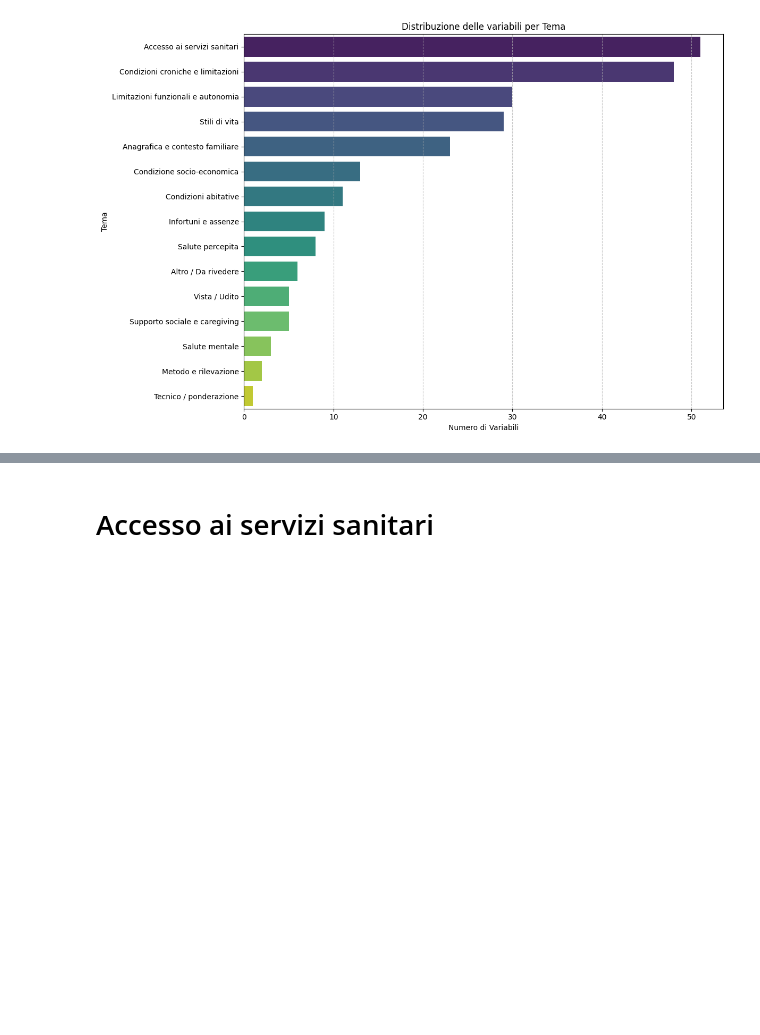
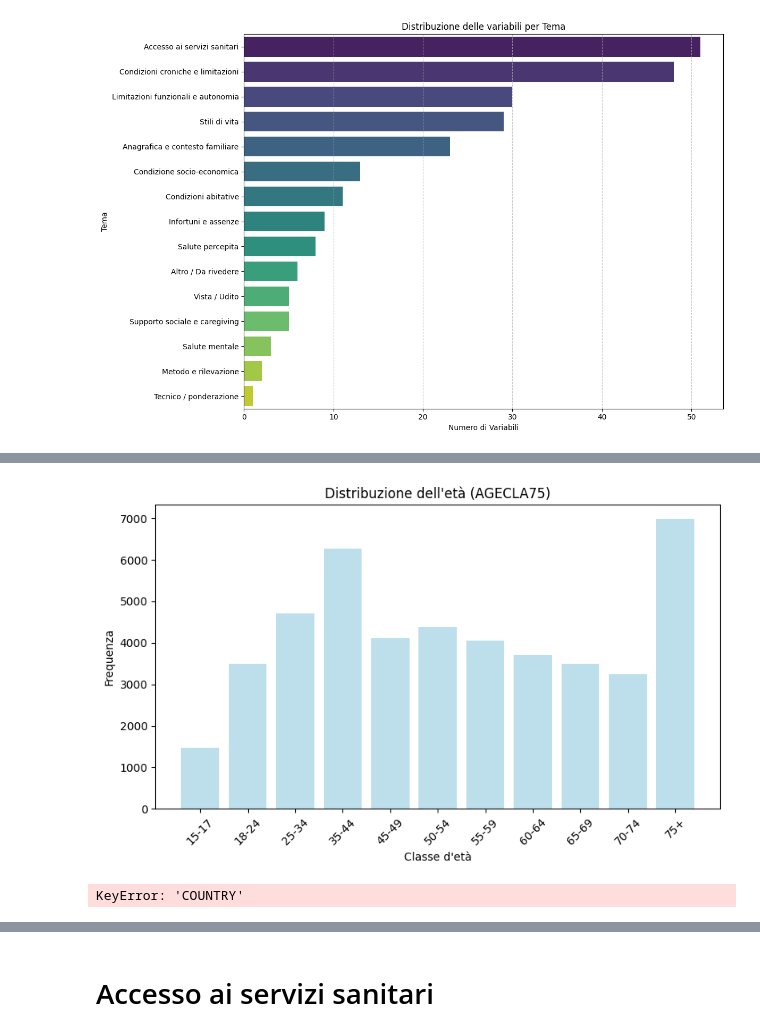
Before and after one commit to emanueleiacca/SL_ISTAT, a Jupyter notebook: MacroThemes.ipynb, the cells around one changed output, grey strips where cells are left out. Cells and saved outputs as stored; diff of their text form; code cells hidden in the pictures; blank space fills up the shorter version.

```diff
--- a/MacroThemes.ipynb
+++ b/MacroThemes.ipynb
@@ -309,0 +430,29 @@ def extract_df_by_tema(df, df_mapping, tema):
+# %%
+# Question 1.3 Questionario Giallo
+age_order = [1, 2, 3, 4, 5, 6, 7, 8, 9, 10, 11]
+age_labels = [
+    '15-17', '18-24', '25-34', '35-44', '45-49', '50-54',
+    '55-59', '60-64', '65-69', '70-74', '75+'
+]
+
+# Conta e riordina i valori
+age_counts = df_tema_anagrafe_famiglia['AGE_CLA75'].value_counts().reindex(age_order)
+
+# Grafico
+plt.figure(figsize=(8, 5))
+plt.bar(x=age_labels, height=age_counts, color='lightblue', alpha=0.8)
+plt.title("Distribuzione dell'età (AGECLA75)")
+plt.xlabel("Classe d'età")
+plt.ylabel("Frequenza")
+plt.xticks(rotation=45)
+plt.tight_layout()
+plt.show()
+# %% [output]
+[figure, added]
+# %%
+# analisi COUNTRY
+country_counts = df_tema_anagrafe_famiglia['COUNTRY'].value_counts().reset_index()
+country_counts
+# variabile inutile analiticamente
+# %% [output]
+KeyError: 'COUNTRY'
```
Also changed, not shown: parts of 41 cells of this notebook, 3 other files.
